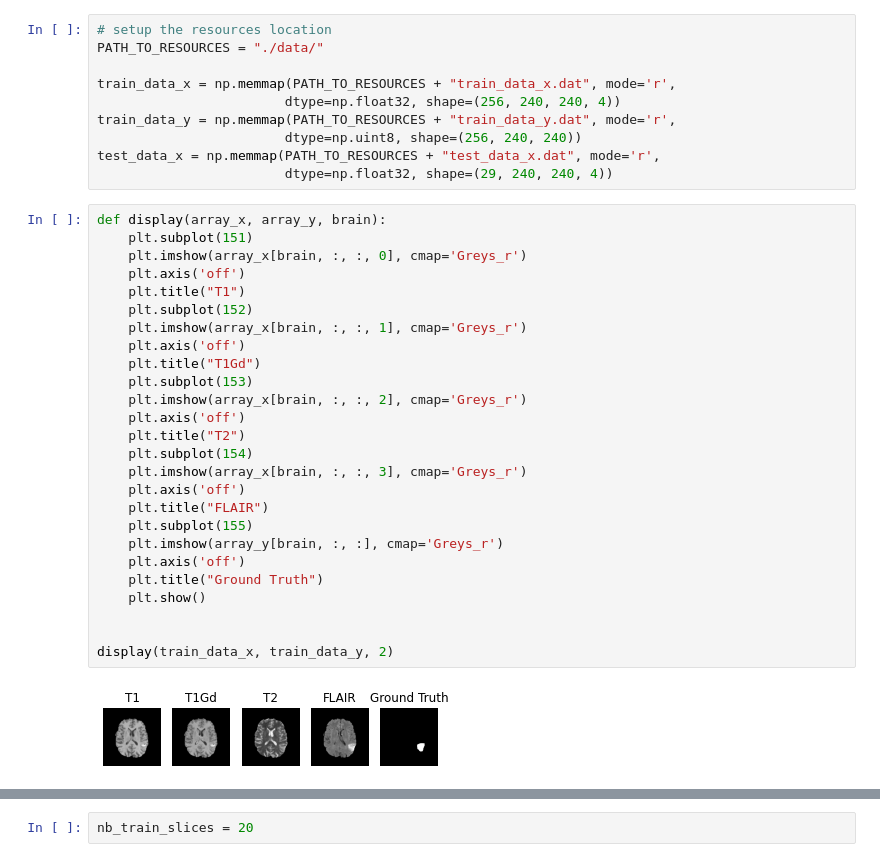
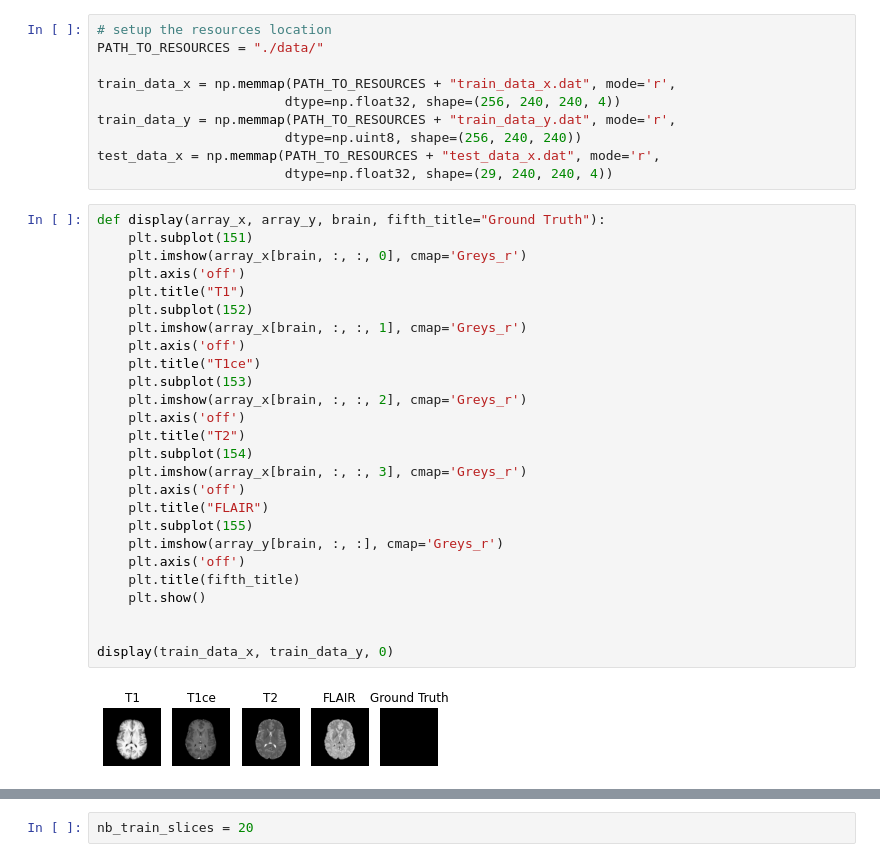
Before and after one commit to SidoShiro/BrainTumorsDetector-T34, a Jupyter notebook: BrainTumorsDetector.ipynb, the cells around one changed output, grey strips where cells are left out. Drawn from its saved outputs; the diff is of its cells as text.

```diff
--- a/BrainTumorsDetector.ipynb
+++ b/BrainTumorsDetector.ipynb
@@ -33,30 +33,30 @@ train_data_y = np.memmap(PATH_TO_RESOURCES + "train_data_y.dat", mode='r',
 test_data_x = np.memmap(PATH_TO_RESOURCES + "test_data_x.dat", mode='r',
                         dtype=np.float32, shape=(29, 240, 240, 4))
 # %%
-def display(array_x, array_y, brain):
+def display(array_x, array_y, brain, fifth_title="Ground Truth"):
     plt.subplot(151)
     plt.imshow(array_x[brain, :, :, 0], cmap='Greys_r')
     plt.axis('off')
     plt.title("T1")
     plt.subplot(152)
     plt.imshow(array_x[brain, :, :, 1], cmap='Greys_r')
     plt.axis('off')
-    plt.title("T1Gd")
+    plt.title("T1ce")
     plt.subplot(153)
     plt.imshow(array_x[brain, :, :, 2], cmap='Greys_r')
     plt.axis('off')
     plt.title("T2")
     plt.subplot(154)
     plt.imshow(array_x[brain, :, :, 3], cmap='Greys_r')
     plt.axis('off')
     plt.title("FLAIR")
     plt.subplot(155)
     plt.imshow(array_y[brain, :, :], cmap='Greys_r')
     plt.axis('off')
-    plt.title("Ground Truth")
+    plt.title(fifth_title)
     plt.show()
 
 
-display(train_data_x, train_data_y, 2)
+display(train_data_x, train_data_y, 0)
 # %% [output]
-[figure, old version]
+[figure, new version]
```
Also changed, not shown: parts of 15 cells of this notebook.
